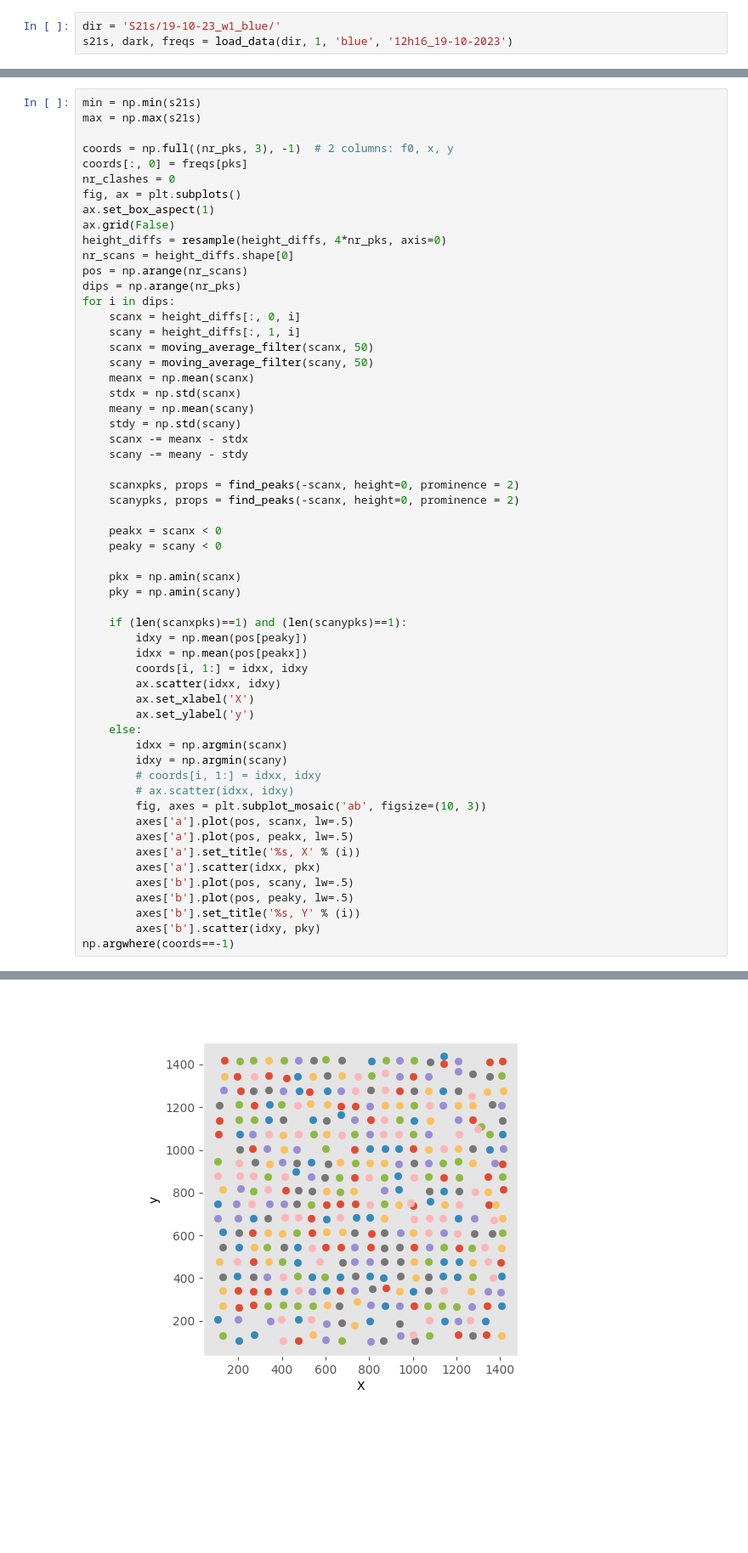
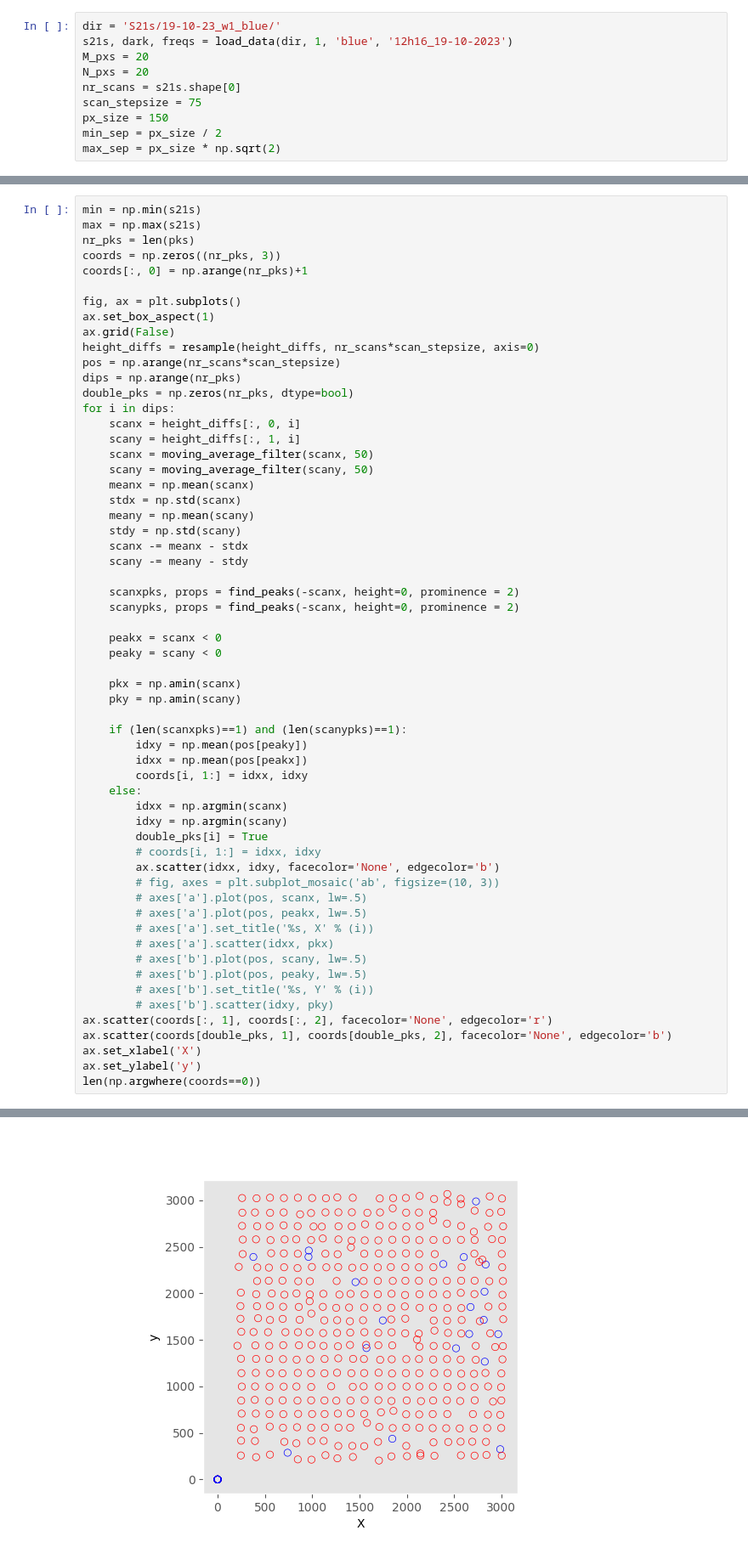
Before and after one commit to wilbertras/spatial-mapping, a Jupyter notebook: plotS21.ipynb, the cells around one changed output, grey strips where cells are left out. Shown at 85% size. Drawn from its saved outputs; the diff is of its cells as text; blank space fills up the shorter version.

Commit message:
improve plots

```diff
--- a/plotS21.ipynb
+++ b/plotS21.ipynb
@@ -42,6 +42,13 @@ def make_array():
 # %%
 dir = 'S21s/19-10-23_w1_blue/'
 s21s, dark, freqs = load_data(dir, 1, 'blue', '12h16_19-10-2023')
+M_pxs = 20
+N_pxs = 20
+nr_scans = s21s.shape[0]
+scan_stepsize = 75
+px_size = 150
+min_sep = px_size / 2
+max_sep = px_size * np.sqrt(2)
 # %%
 y = dark
 width = 2
@@ -173,17 +123,17 @@ plt.show()
 # %%
 min = np.min(s21s)
 max = np.max(s21s)
+nr_pks = len(pks)
+coords = np.zeros((nr_pks, 3))
+coords[:, 0] = np.arange(nr_pks)+1
 
-coords = np.full((nr_pks, 3), -1)  # 2 columns: f0, x, y
-coords[:, 0] = freqs[pks]
-nr_clashes = 0
 fig, ax = plt.subplots()
 ax.set_box_aspect(1)
 ax.grid(False)
-height_diffs = resample(height_diffs, 4*nr_pks, axis=0)
-nr_scans = height_diffs.shape[0]
-pos = np.arange(nr_scans)
+height_diffs = resample(height_diffs, nr_scans*scan_stepsize, axis=0)
+pos = np.arange(nr_scans*scan_stepsize)
 dips = np.arange(nr_pks)
+double_pks = np.zeros(nr_pks, dtype=bool)
 for i in dips:
     scanx = height_diffs[:, 0, i]
     scany = height_diffs[:, 1, i]
@@ -209,22 +159,24 @@ for i in dips:
         idxy = np.mean(pos[peaky])
         idxx = np.mean(pos[peakx])
         coords[i, 1:] = idxx, idxy
-        ax.scatter(idxx, idxy)
-        ax.set_xlabel('X')
-        ax.set_ylabel('y')
     else:
         idxx = np.argmin(scanx)
         idxy = np.argmin(scany)
+        double_pks[i] = True
         # coords[i, 1:] = idxx, idxy
-        # ax.scatter(idxx, idxy)
-        fig, axes = plt.subplot_mosaic('ab', figsize=(10, 3))
-        axes['a'].plot(pos, scanx, lw=.5)
-        axes['a'].plot(pos, peakx, lw=.5)
-        axes['a'].set_title('%s, X' % (i))
-        axes['a'].scatter(idxx, pkx)
-        axes['b'].plot(pos, scany, lw=.5)
-        axes['b'].plot(pos, peaky, lw=.5)
-        axes['b'].set_title('%s, Y' % (i))
-        axes['b'].scatter(idxy, pky)
-np.argwhere(coords==-1)
+        ax.scatter(idxx, idxy, facecolor='None', edgecolor='b')
+        # fig, axes = plt.subplot_mosaic('ab', figsize=(10, 3))
+        # axes['a'].plot(pos, scanx, lw=.5)
+        # axes['a'].plot(pos, peakx, lw=.5)
+        # axes['a'].set_title('%s, X' % (i))
+        # axes['a'].scatter(idxx, pkx)
+        # axes['b'].plot(pos, scany, lw=.5)
+        # axes['b'].plot(pos, peaky, lw=.5)
+        # axes['b'].set_title('%s, Y' % (i))
+        # axes['b'].scatter(idxy, pky)
+ax.scatter(coords[:, 1], coords[:, 2], facecolor='None', edgecolor='r')
+ax.scatter(coords[double_pks, 1], coords[double_pks, 2], facecolor='None', edgecolor='b')
+ax.set_xlabel('X')
+ax.set_ylabel('y')
+len(np.argwhere(coords==0))
 # %% [output]
@@ -248 +184 @@ array([[  1,   1],
-[figure, old version]
+[figure, new version]
```
Also changed, not shown: parts of 16 cells of this notebook, 3 other files.
